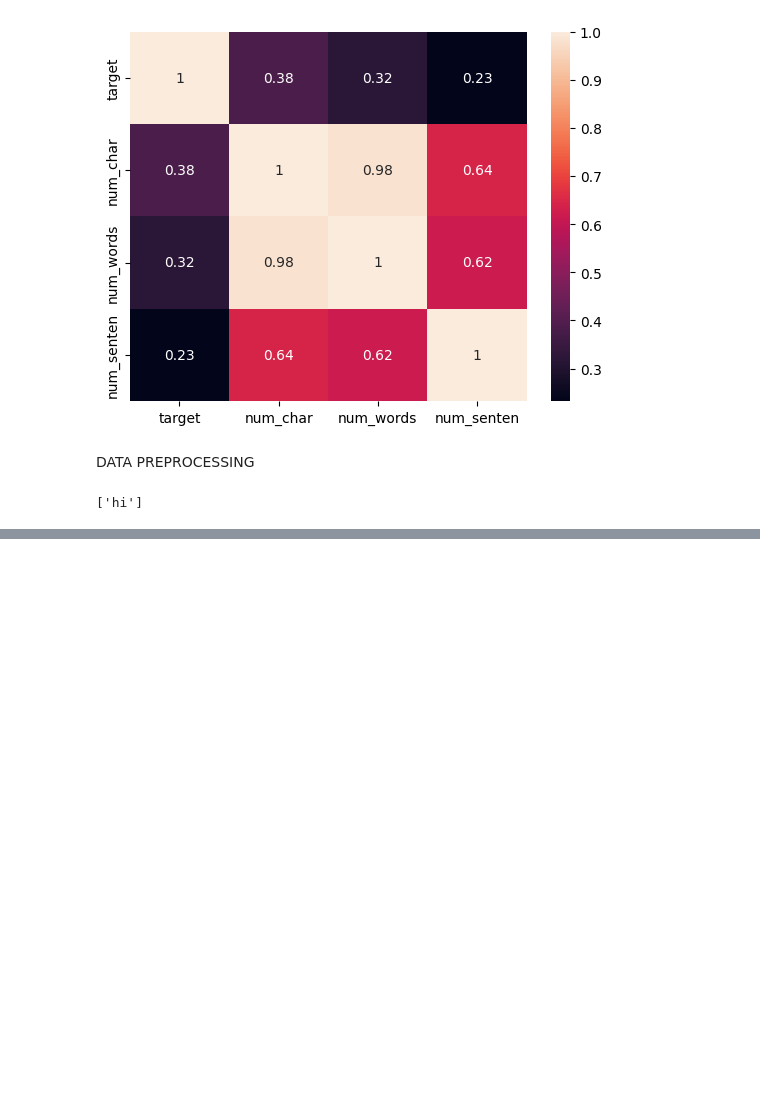
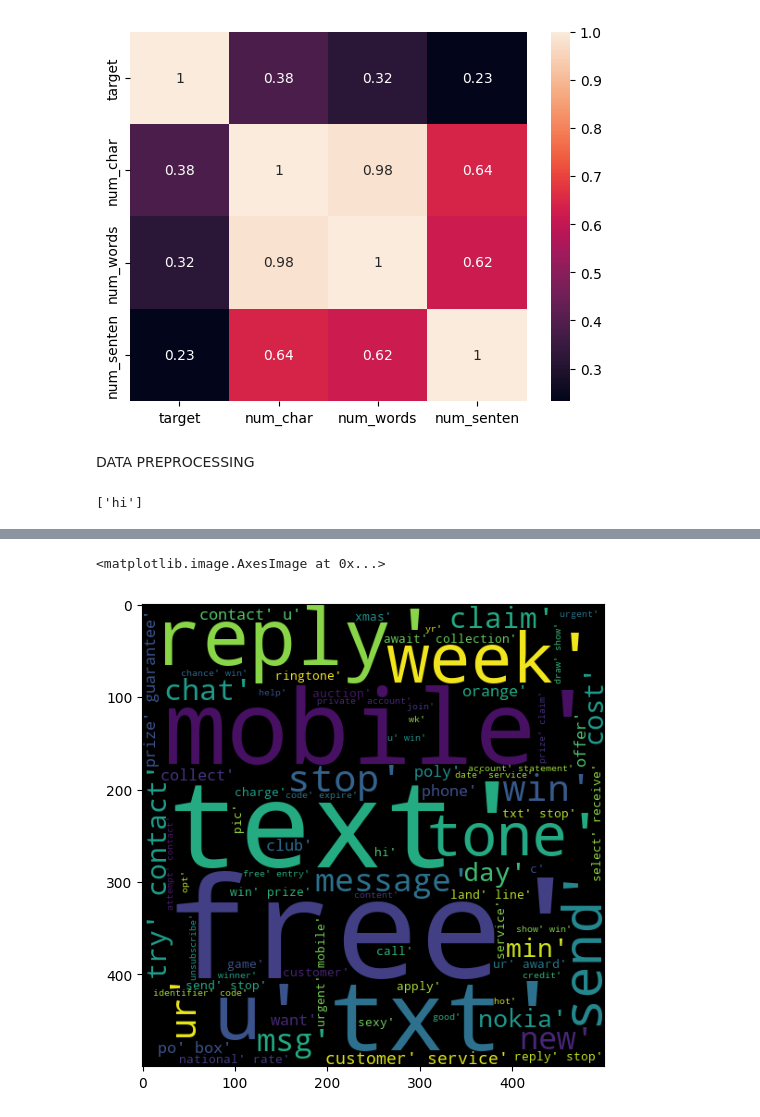
Before and after one commit to Vaibastro/ML_project, a Jupyter notebook: sms_spam-detection.ipynb, the cells around one changed output, grey strips where cells are left out. Saved outputs shown, nothing was run; the diff lists cells and outputs as text; code cells hidden in the pictures; blank space fills up the shorter version.

Commit message:
using wordcloud

```diff
--- a/sms_spam-detection.ipynb
+++ b/sms_spam-detection.ipynb
@@ -218,3 +218,15 @@ df.head()
 | 2 | 1 | Free entry in 2 a wkly comp to wi... | 155 | 33 | 1 | [free, entry, wkly, comp, win, fa... |
 | 3 | 0 | U dun say so early hor... U c alr... | 49 | 11 | 2 | [u, dun, early, hor, u, c] |
 | 4 | 0 | Nah I don't think he goes to usf,... | 61 | 14 | 0 | [nah, think, go, usf, live] |
+# %%
+from wordcloud import WordCloud
+wc = WordCloud(width = 500, height= 500, min_font_size =10,background_color = 'black')
+
+text_data = df[df['target']==1]['transformed_text'].dropna().astype(str)
+spam_wc = wc.generate(text_data.str.cat(sep =" "))
+
+plt.figure(figsize=(15,6))
+plt.imshow(spam_wc)
+# %% [output]
+<matplotlib.image.AxesImage at 0x...>
+[figure, added]
```
Also changed, not shown: parts of 2 cells of this notebook.
